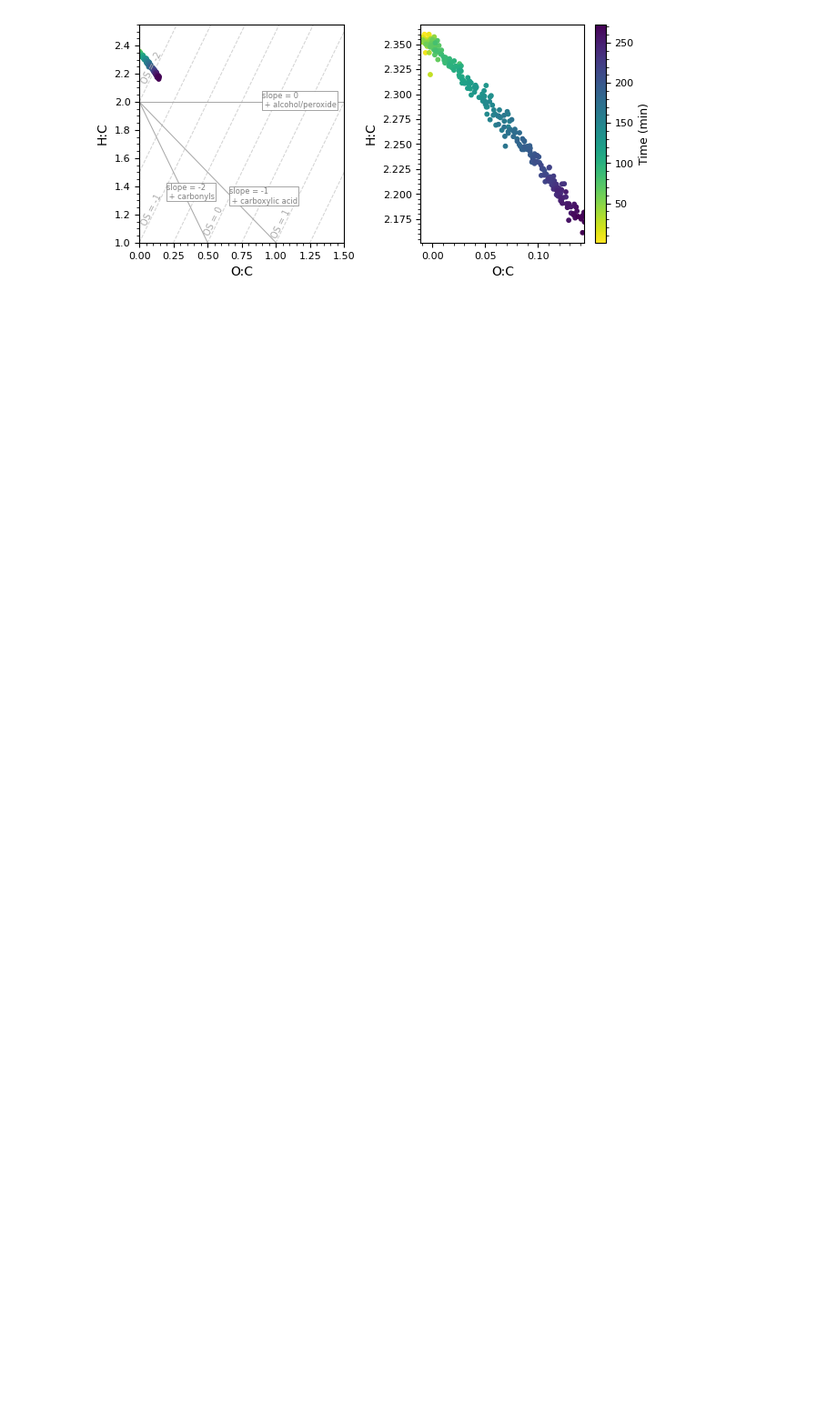
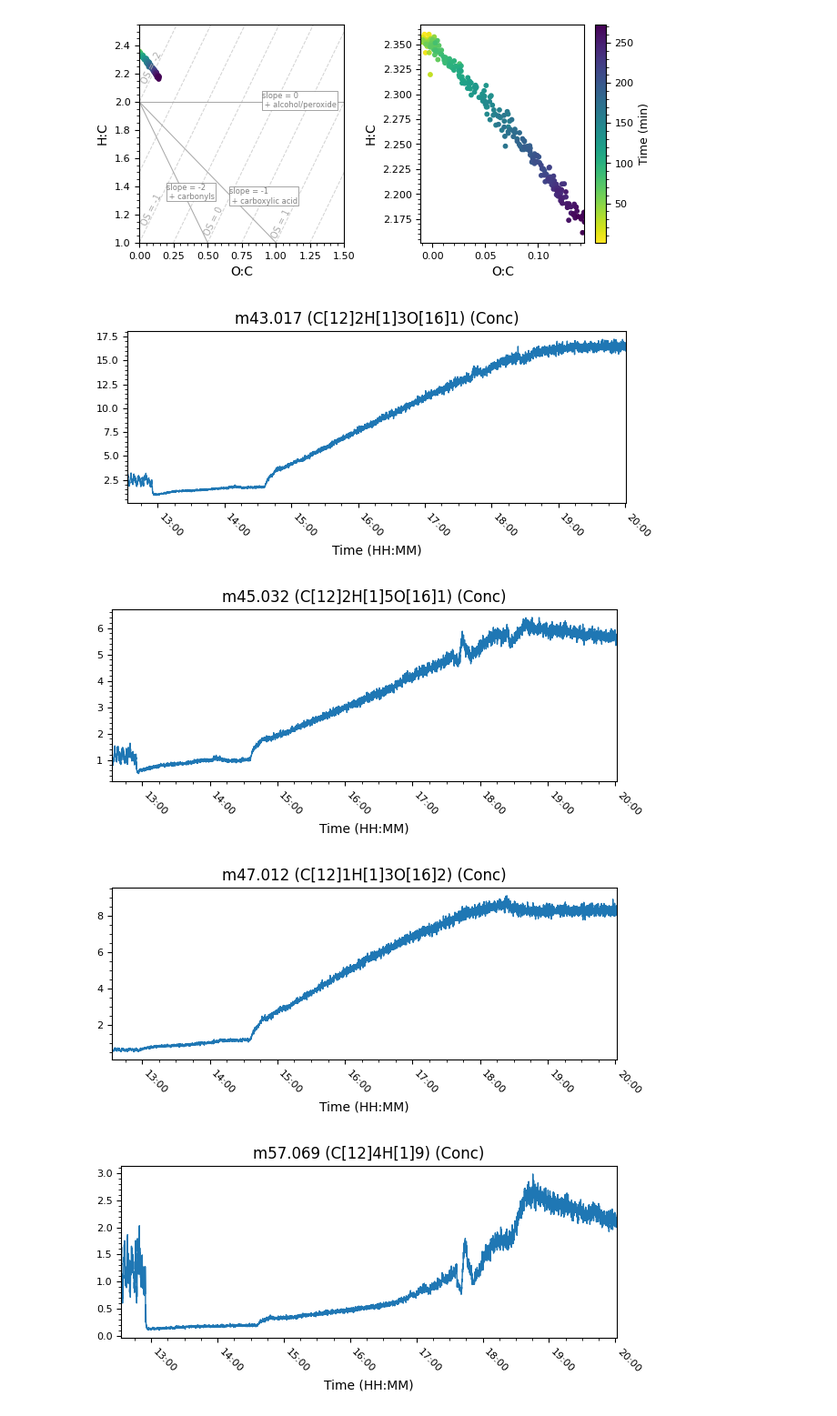
Before and after one commit to Normann25/DataTreatment_PhD, a Jupyter notebook: Vanillin/260113_vanillin(aq)_RH20.ipynb, the cells around one changed output. Shown at 91% size. Cells and saved outputs as stored; diff of their text form; code cells hidden in the pictures; blank space fills up the shorter version.

```diff
--- a/Vanillin/260113_vanillin(aq)_RH20.ipynb
+++ b/Vanillin/260113_vanillin(aq)_RH20.ipynb
@@ -22,6 +22,7 @@ for key in AMS.keys():
         AMS[key].columns = ['t_series', 'HROrg', 'HRNO3', 'HRSO4', 'HRNH4', 'HRChl', 'Ratio_H_C', 'Ratio_O_C',
                             'familyCHN', 'familyCHO1', 'familyCHO1N', 'familyCH', 'f43', 'f44', 'Time']
 PTRMS = import_PTRMS(f'{path}PTRMS/', '')
+PTRMS = PTRMS['260113_Vanillin+UV']
 # %%
 SMPS_keys = [['260113-vanillin_number'], ['260113-vanillin_mass']]
 ax, ax_2 = plot_SMPS(SMPS, SMPS_keys, SMPS['260113-vanillin_mass'].keys()[42:-1], 9.07, 'number and mass', timestamps, 10,
@@ -42,3 +43,14 @@ plot_AMS(AMS['260113_AMS_vanillin+UV_TS'], None, '2026-01-13 14:36', timestamps[
 [figure]
 [figure]
 [figure]
+# %%
+for key in PTRMS.keys()[4:-2]:
+    fig, ax = plt.subplots(figsize = (6.3, 3))
+    plot_total(ax, PTRMS, key, None, None)
+    ax.set_title(key)
+    fig.tight_layout()
+# %% [output]
+[figure, added]
+[figure, added]
+[figure, added]
+[figure, added]
```
Also changed, not shown: parts of 1 cell of this notebook.
